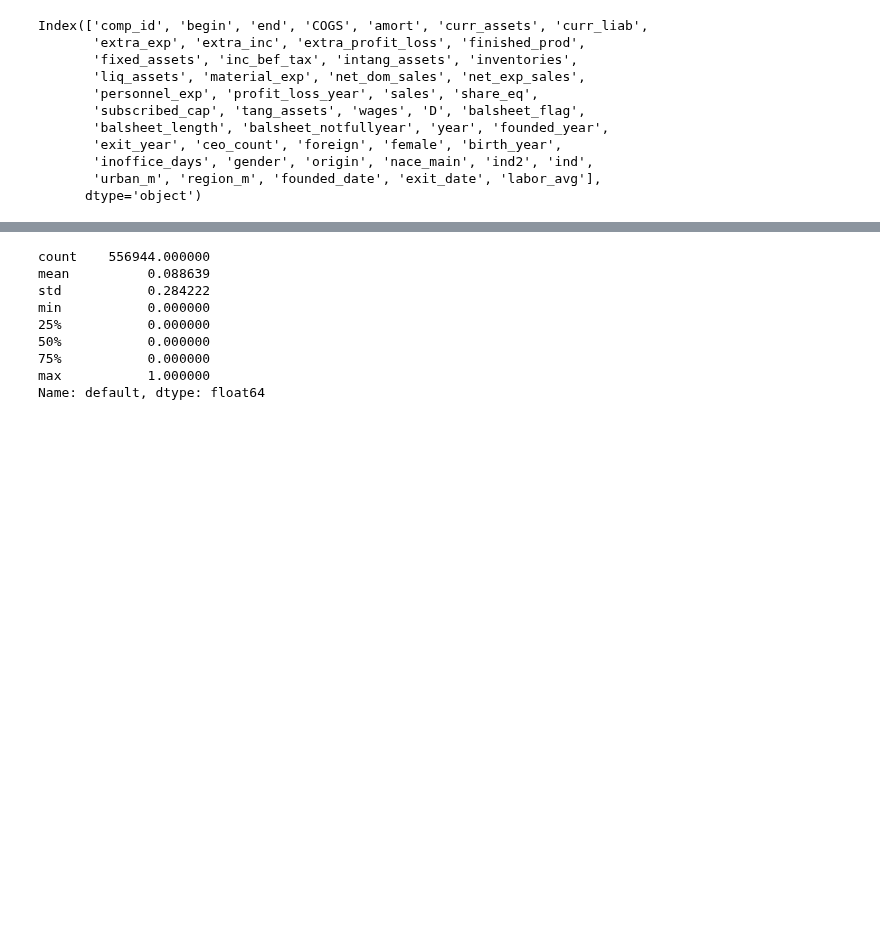
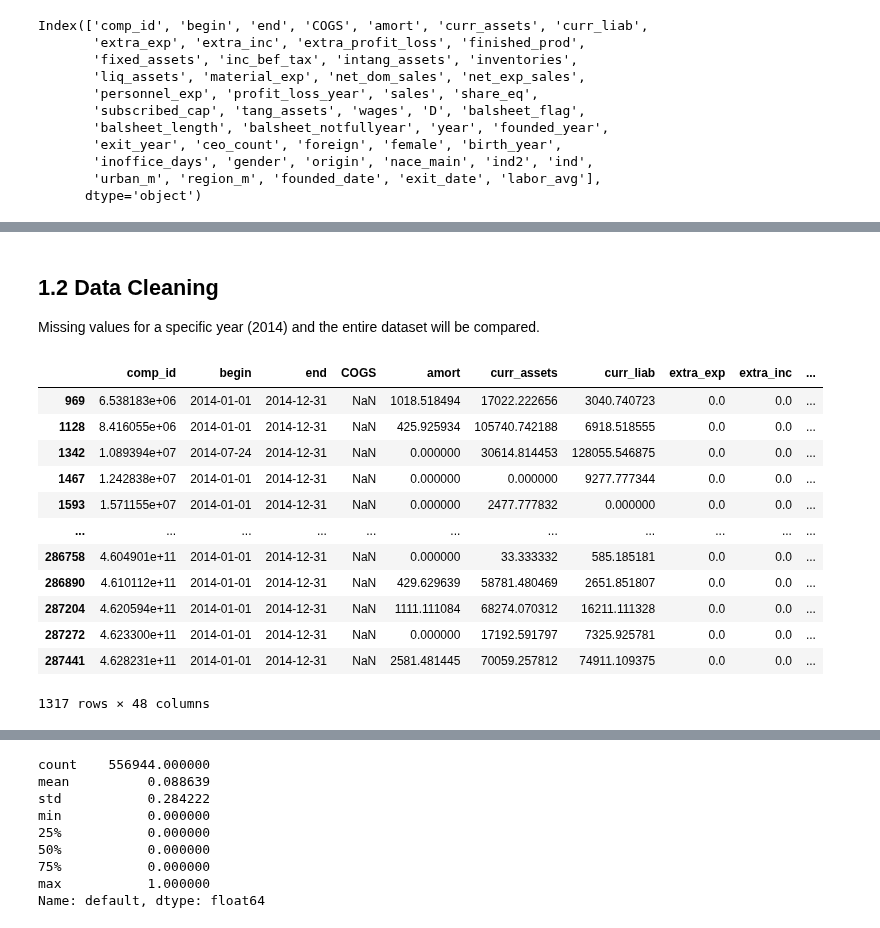
Before and after one commit to Iandrewburg/Assignment_1, a Jupyter notebook: Assignment_3/Assignment_3_Code.ipynb, the cells around one changed output, grey strips where cells are left out. Cells and saved outputs as stored; diff of their text form; code cells hidden in the pictures; blank space fills up the shorter version.

```diff
--- a/Assignment_3/Assignment_3_Code.ipynb
+++ b/Assignment_3/Assignment_3_Code.ipynb
@@ -177,0 +198,22 @@ Index(['comp_id', 'begin', 'end', 'COGS', 'amort', 'curr_assets', 'curr_liab',
+# %% [markdown]
+## 1.2 Data Cleaning
+
+Missing values for a specific year (2014) and the entire dataset will be compared.
+# %%
+data_2014 = data[(data['ind2'] == 26) &
+                     (data['year'] == 2014)]
+data_2014
+# %% [output]
+|  | comp_id | begin | end | COGS | amort | curr_assets | curr_liab | extra_exp | extra_inc | ... |
+| 969 | 6.538183e+06 | 2014-01-01 | 2014-12-31 | NaN | 1018.518494 | 17022.222656 | 3040.740723 | 0.0 | 0.0 | ... |
+| 1128 | 8.416055e+06 | 2014-01-01 | 2014-12-31 | NaN | 425.925934 | 105740.742188 | 6918.518555 | 0.0 | 0.0 | ... |
+| 1342 | 1.089394e+07 | 2014-07-24 | 2014-12-31 | NaN | 0.000000 | 30614.814453 | 128055.546875 | 0.0 | 0.0 | ... |
+| 1467 | 1.242838e+07 | 2014-01-01 | 2014-12-31 | NaN | 0.000000 | 0.000000 | 9277.777344 | 0.0 | 0.0 | ... |
+| 1593 | 1.571155e+07 | 2014-01-01 | 2014-12-31 | NaN | 0.000000 | 2477.777832 | 0.000000 | 0.0 | 0.0 | ... |
+| ... | ... | ... | ... | ... | ... | ... | ... | ... | ... | ... |
+| 286758 | 4.604901e+11 | 2014-01-01 | 2014-12-31 | NaN | 0.000000 | 33.333332 | 585.185181 | 0.0 | 0.0 | ... |
+| 286890 | 4.610112e+11 | 2014-01-01 | 2014-12-31 | NaN | 429.629639 | 58781.480469 | 2651.851807 | 0.0 | 0.0 | ... |
+| 287204 | 4.620594e+11 | 2014-01-01 | 2014-12-31 | NaN | 1111.111084 | 68274.070312 | 16211.111328 | 0.0 | 0.0 | ... |
+| 287272 | 4.623300e+11 | 2014-01-01 | 2014-12-31 | NaN | 0.000000 | 17192.591797 | 7325.925781 | 0.0 | 0.0 | ... |
+| 287441 | 4.628231e+11 | 2014-01-01 | 2014-12-31 | NaN | 2581.481445 | 70059.257812 | 74911.109375 | 0.0 | 0.0 | ... |
+1317 rows × 48 columns
```
Also changed, not shown: parts of 19 cells of this notebook.
